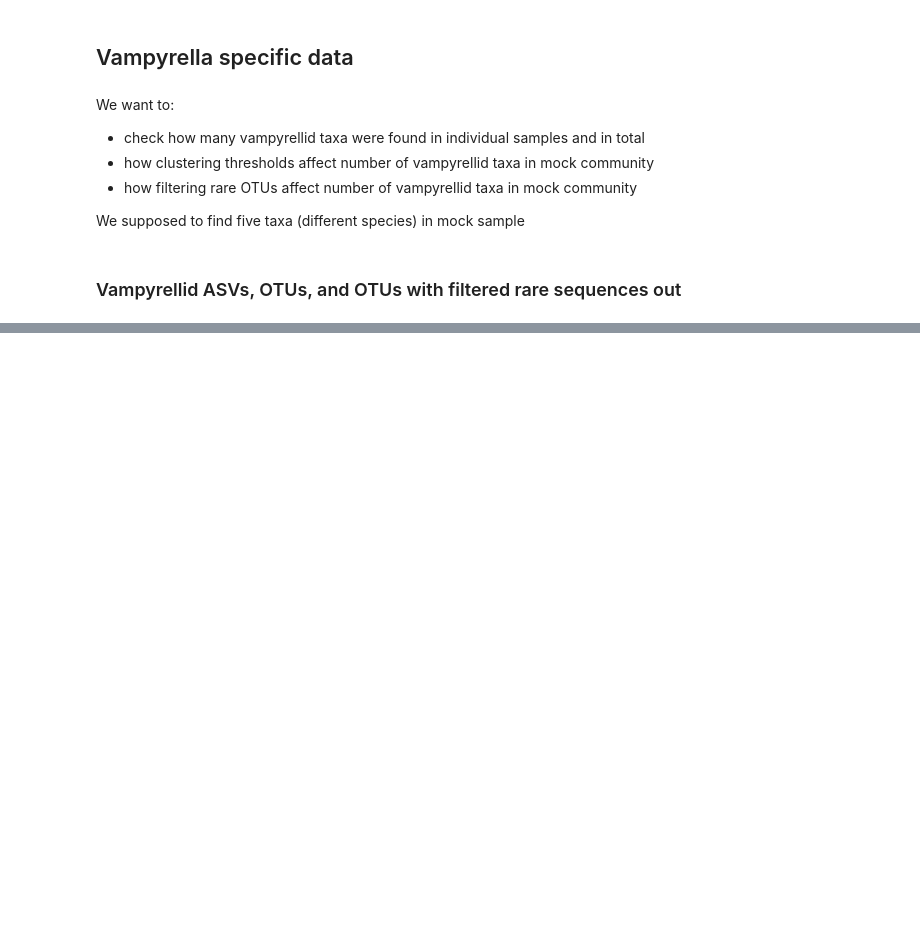
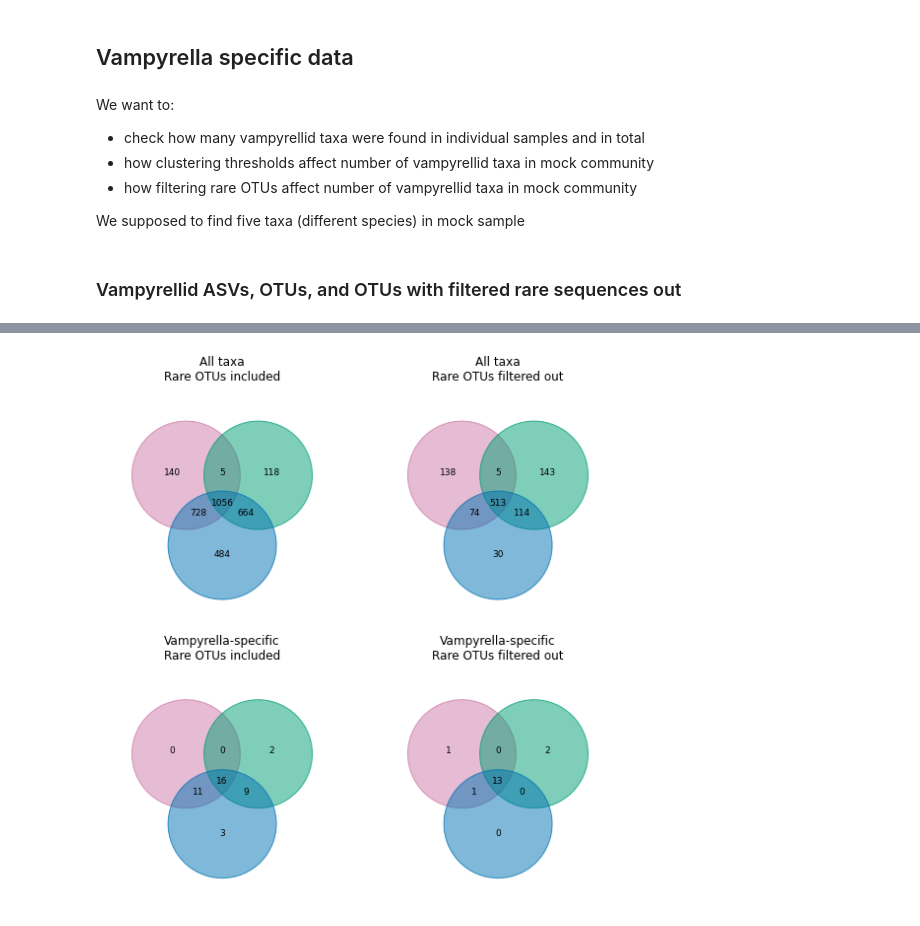
Before and after one commit to wRajter/vampyrella_2023, a Jupyter notebook: notebooks/taxonomic_assignment_downstream_analyses.ipynb, the cells around one changed output, grey strips where cells are left out. Drawn from its saved outputs; the diff is of its cells as text; code cells hidden in the pictures; blank space fills up the shorter version.

Commit message:
visualization of the tax assign results added: r script for tax composition and venn diagrams in jupyter notebook

```diff
--- a/notebooks/taxonomic_assignment_downstream_analyses.ipynb
+++ b/notebooks/taxonomic_assignment_downstream_analyses.ipynb
@@ -37,3 +37,5 @@ for dataset in sum_tables:
+# %%
+sum_tables=load_summary_to_dict()
 # %%
 # save all the summary table as excel tables
 marker="Full18S"
@@ -360,11 +267,12 @@ We supposed to find five taxa (different species) in mock sample
 # %%
 # defining a few functions for loading data and adjusting datasets for plotting data
 
-def read_into_dic(dictionary, input_dir, marker="Full18S"):
+def read_into_dic(dataset_names, input_dir, marker="Full18S"):
     """read tsv summary tables as dataframes and save them into a dictionary.
     Each dataframe will represent a key in the dictionary.
-    Provide a dictionary with names of the datasets as input file in the following pattern:
+    Provide a list with dataset names as input file in the following pattern:
     cell_sim. Also provide a path to the directory with the summary tables"""
+    dictionary=dict.fromkeys(dataset_names, "")
     for dataset in dictionary:
         cell, sim = dataset.split("_")
         data_path=f"{input_dir}/otu_summary_table_{marker}_{cell}_{sim}.tsv"
@@ -650,0 +550,72 @@ plt.savefig(f"{path}/number_of_otus_persample.png", dpi=300)
+# %%
+# for plotting, we need input files in a different format and not in dataframes (as above)
+# we need a dictionary with individual datasets as keys (set) and all the OTU IDs occured in a given dataset as values (list)
+
+subdataset_labels=["cell1_sim99", "cell2_sim99", "cellCombined_sim99"]
+
+for dataset in venn_datasets.keys():
+    venn_datasets[dataset].pop("cell1_sim97")
+    venn_datasets[dataset].pop("cell2_sim97")
+    venn_datasets[dataset].pop("cellCombined_sim97")
+    for subdataset in subdataset_labels:
+        venn_datasets[dataset][subdataset]=set(venn_datasets[dataset][subdataset].to_dict('list')['ID'])
+# %%
+# venn diagram using the pyvenn library: https://pypi.org/project/venn/
+
+from matplotlib.colors import ListedColormap
+path="../raw_data/OTU_summary_tables"
+dataset_labels=["all_otu_unfilt", "all_otu_filt", "vamp_otu_filt", "vamp_otu_filt"]
+axes_labels=["ax1", "ax2", "ax3", "ax4"]
+
+fig, ((ax1, ax2), (ax3, ax4)) = plt.subplots(nrows=2, ncols=2, figsize=(8,8))
+
+# all otus, rare OTUs rertained
+all_otu_unfilt_c = venn(venn_datasets["all_otu_unfilt"],
+                      alpha=0.5,
+                      figsize=(10, 5),
+                      fontsize=9,
+                      legend_loc=None,
+                      cmap=ListedColormap(["#CC79A7", "#009E73", "#0072B2"]),
+                      ax=ax1)
+ax1.set_title("All taxa\nRare OTUs included", pad=5)
+
+
+# all otus, rare OTUs filtrated
+all_otu_filt_c = venn(venn_datasets["all_otu_filt"],
+                      alpha=0.5,
+                      figsize=(10, 5),
+                      fontsize=9,
+                      legend_loc=None,
+                      cmap=ListedColormap(["#CC79A7", "#009E73", "#0072B2"]),
+                      ax=ax2)
+ax2.set_title("All taxa\nRare OTUs filtered out", pad=5)
+
+
+# vampyrella otus, rare OTUs retained
+vamp_otu_filt_c = venn(venn_datasets["vamp_otu_unfilt"],
+                      alpha=0.5,
+                      figsize=(10, 5),
+                      fontsize=9,
+                      legend_loc=None,
+                      cmap=ListedColormap(["#CC79A7", "#009E73", "#0072B2"]),
+                      ax=ax3)
+ax3.set_title("Vampyrella-specific\nRare OTUs included", pad=5)
+
+# vampyrella otus, rare OTUs filtrated
+vamp_otu_filt_c = venn(venn_datasets["vamp_otu_filt"],
+                      alpha=0.5,
+                      figsize=(10, 5),
+                      fontsize=9,
+                      legend_loc=None,
+                      cmap=ListedColormap(["#CC79A7", "#009E73", "#0072B2"]),
+                      ax=ax4)
+ax4.set_title("Vampyrella-specific\nRare OTUs filtered out", pad=5)
+
+# plt.subplots_adjust(top=1.01, bottom=1)
+
+plt.tight_layout()
+
+# save
+plt.savefig(f"{path}/venn_datasets_sim99.png", dpi=300, transparent=False, facecolor='white')
+# %% [output]
+[figure, added]
```
Also changed, not shown: parts of 37 cells of this notebook, 14 other files.
